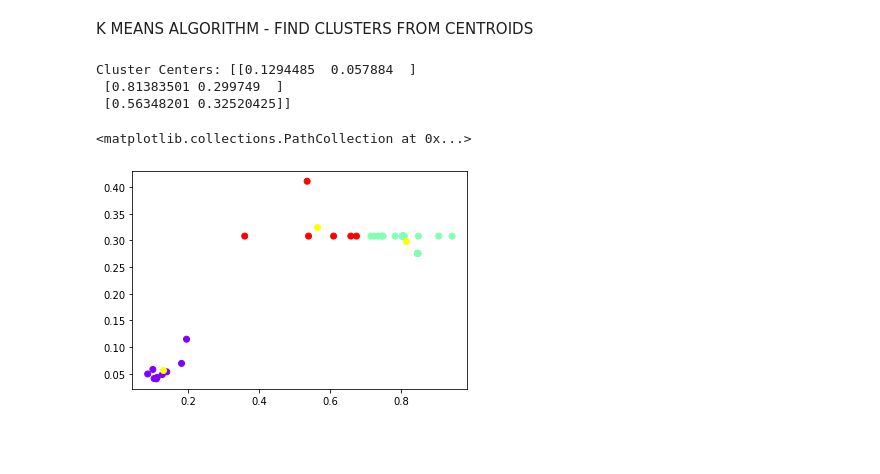
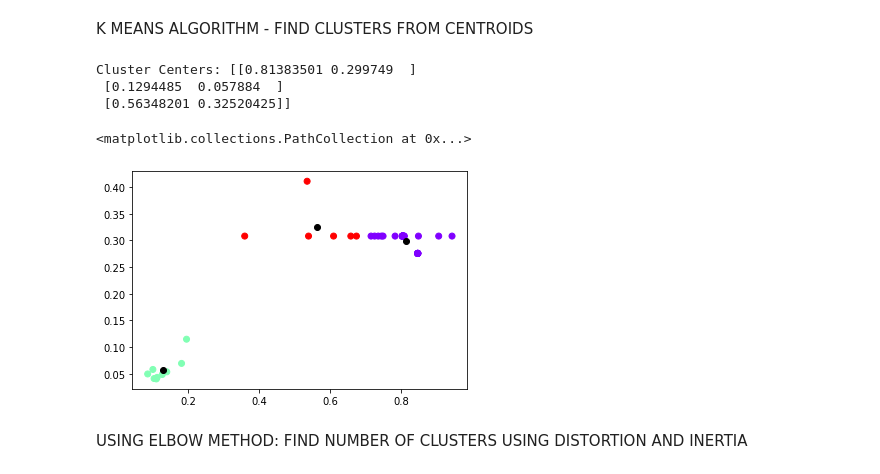
Before and after one commit to gbrao018/eva4, a Jupyter notebook: S12/S12_BoundingBox_Annotations.ipynb, the cells around one changed output. Cells and saved outputs as stored; diff of their text form; code cells hidden in the pictures; blank space fills up the shorter version.

```diff
--- a/S12/S12_BoundingBox_Annotations.ipynb
+++ b/S12/S12_BoundingBox_Annotations.ipynb
@@ -98,6 +98,9 @@ shape_attributes = df.iloc[2][0:50]
 nc_x_bbox = []
 nc_y_bbox = []
 
+n_w_bbox = []
+n_h_bbox = []
+
 for idx in range(50):
   shape_attributes = df.iloc[2][0:50]
   map = shape_attributes[0][0] # remove array and take dictionary of json
@@ -112,6 +115,9 @@ for idx in range(50):
   n_y = y/map_image_sizes[image_name][0]
   n_region_width = region_width / map_image_sizes[image_name][1]
   n_region_height = region_width / map_image_sizes[image_name][0]
+  n_w_bbox.append(n_region_width)
+  n_h_bbox.append(n_region_height)
+
   #print(x,y,region_width,region_height, n_x, n_y,n_region_width,n_region_height)
   #map_image_sizes['imagename':(height,width)]
   #print(map_image_sizes.get(image_names[idx])[1])
@@ -120,8 +126,13 @@ for idx in range(50):
   nc_y_bbox.append(n_y + (n_region_height/2))
 
 print("Normalized:Centroids:X,Y Lists")
+
 print(nc_x_bbox)
 print(nc_y_bbox)
+print("Normalized::Width,Height Lists")
+
+print(n_w_bbox)
+print(n_h_bbox)
 # %% [output]
 Normalized:Centroids:X,Y Lists
 [0.675, 0.8064159292035398, 0.804635761589404, 0.804635761589404, 0.54, 0.944300518134715, 0.7260956175298805, 0.804635761589404, 0.9067164179104478, 0.81, 0.745398773006135, 0.8064159292035398, 0.806 ...
@@ -131,22 +169,24 @@ K MEANS ALGORITHM - FIND CLUSTERS FROM CENTROIDS
 # %%
 import pandas as pd
 
 df = pd.DataFrame({
     'x': nc_x_bbox,
     'y': nc_y_bbox
 })
 
 from sklearn.cluster import KMeans
 
 kmeans = KMeans(n_clusters=3)
 kmeans.fit(df)
 print("Cluster Centers:",kmeans.cluster_centers_)
 
 plt.scatter(nc_x_bbox,nc_y_bbox, c=kmeans.labels_, cmap='rainbow')
-plt.scatter(kmeans.cluster_centers_[:,0] ,kmeans.cluster_centers_[:,1], color='yellow')
+plt.scatter(kmeans.cluster_centers_[:,0] ,kmeans.cluster_centers_[:,1], color='black')
 # %% [output]
-Cluster Centers: [[0.1294485  0.057884  ]
- [0.81383501 0.299749  ]
+Cluster Centers: [[0.81383501 0.299749  ]
+ [0.1294485  0.057884  ]
  [0.56348201 0.32520425]]
 <matplotlib.collections.PathCollection at 0x...>
-[figure, old version]
+[figure, new version]
+# %% [markdown]
+USING ELBOW METHOD: FIND NUMBER OF CLUSTERS USING DISTORTION AND INERTIA
```
Also changed, not shown: parts of 6 cells of this notebook.
